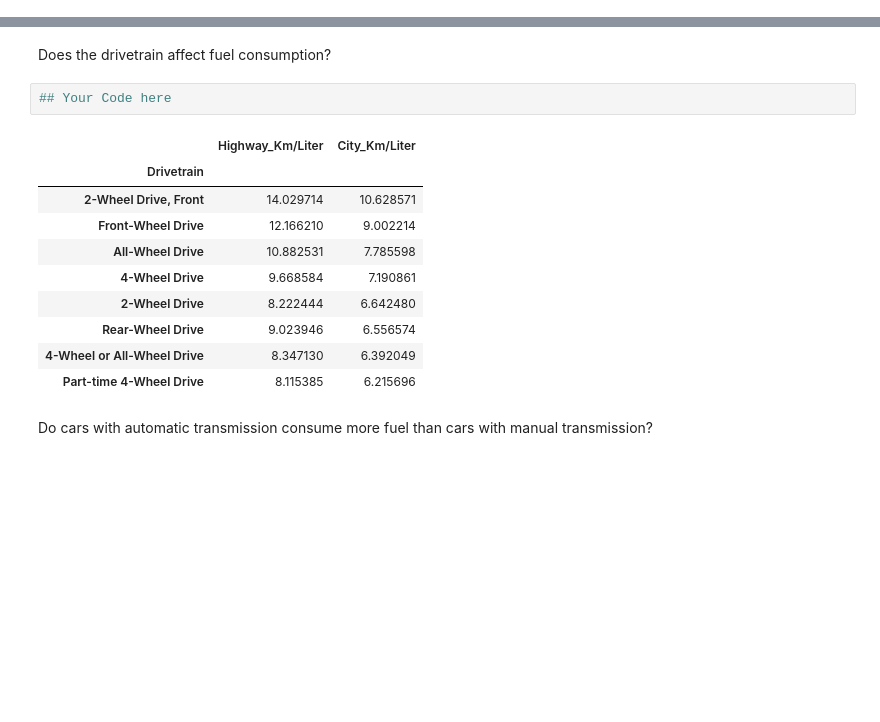
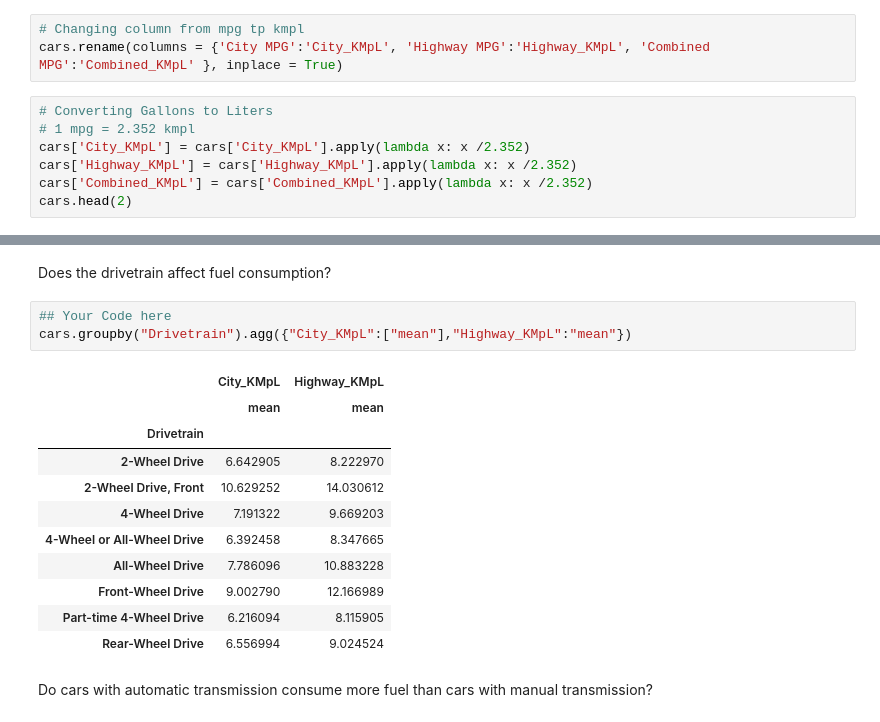
Before and after one commit to Sholypop/Lab, a Jupyter notebook: week2/Lab_Pandas_Grouping_Data_Vehicles.ipynb, the cells around one changed output, grey strips where cells are left out. Saved outputs shown, nothing was run; the diff lists cells and outputs as text; blank space fills up the shorter version.

```diff
--- a/week2/Lab_Pandas_Grouping_Data_Vehicles.ipynb
+++ b/week2/Lab_Pandas_Grouping_Data_Vehicles.ipynb
@@ -202,0 +194,10 @@ TypeError: <lambda>() takes 1 positional argument but 2 were given
+# %%
+# Changing column from mpg tp kmpl
+cars.rename(columns = {'City MPG':'City_KMpL', 'Highway MPG':'Highway_KMpL', 'Combined MPG':'Combined_KMpL' }, inplace = True)
+# %%
+# Converting Gallons to Liters
+# 1 mpg = 2.352 kmpl
+cars['City_KMpL'] = cars['City_KMpL'].apply(lambda x: x /2.352)
+cars['Highway_KMpL'] = cars['Highway_KMpL'].apply(lambda x: x /2.352)
+cars['Combined_KMpL'] = cars['Combined_KMpL'].apply(lambda x: x /2.352)
+cars.head(2)
@@ -211,16 +238,18 @@ KeyError: 'Brand'
 Does the drivetrain affect fuel consumption?
 # %%
 ## Your Code here
+cars.groupby("Drivetrain").agg({"City_KMpL":["mean"],"Highway_KMpL":"mean"})
 # %% [output]
-|  | Highway_Km/Liter | City_Km/Liter |
+|  | City_KMpL | Highway_KMpL |
+|  | mean | mean |
 | Drivetrain |  |  |
-| 2-Wheel Drive, Front | 14.029714 | 10.628571 |
-| Front-Wheel Drive | 12.166210 | 9.002214 |
-| All-Wheel Drive | 10.882531 | 7.785598 |
-| 4-Wheel Drive | 9.668584 | 7.190861 |
-| 2-Wheel Drive | 8.222444 | 6.642480 |
-| Rear-Wheel Drive | 9.023946 | 6.556574 |
-| 4-Wheel or All-Wheel Drive | 8.347130 | 6.392049 |
-| Part-time 4-Wheel Drive | 8.115385 | 6.215696 |
+| 2-Wheel Drive | 6.642905 | 8.222970 |
+| 2-Wheel Drive, Front | 10.629252 | 14.030612 |
+| 4-Wheel Drive | 7.191322 | 9.669203 |
+| 4-Wheel or All-Wheel Drive | 6.392458 | 8.347665 |
+| All-Wheel Drive | 7.786096 | 10.883228 |
+| Front-Wheel Drive | 9.002790 | 12.166989 |
+| Part-time 4-Wheel Drive | 6.216094 | 8.115905 |
+| Rear-Wheel Drive | 6.556994 | 9.024524 |
 # %% [markdown]
 Do cars with automatic transmission consume more fuel than cars with manual transmission?
```
Also changed, not shown: parts of 8 cells of this notebook, 1 other file.
